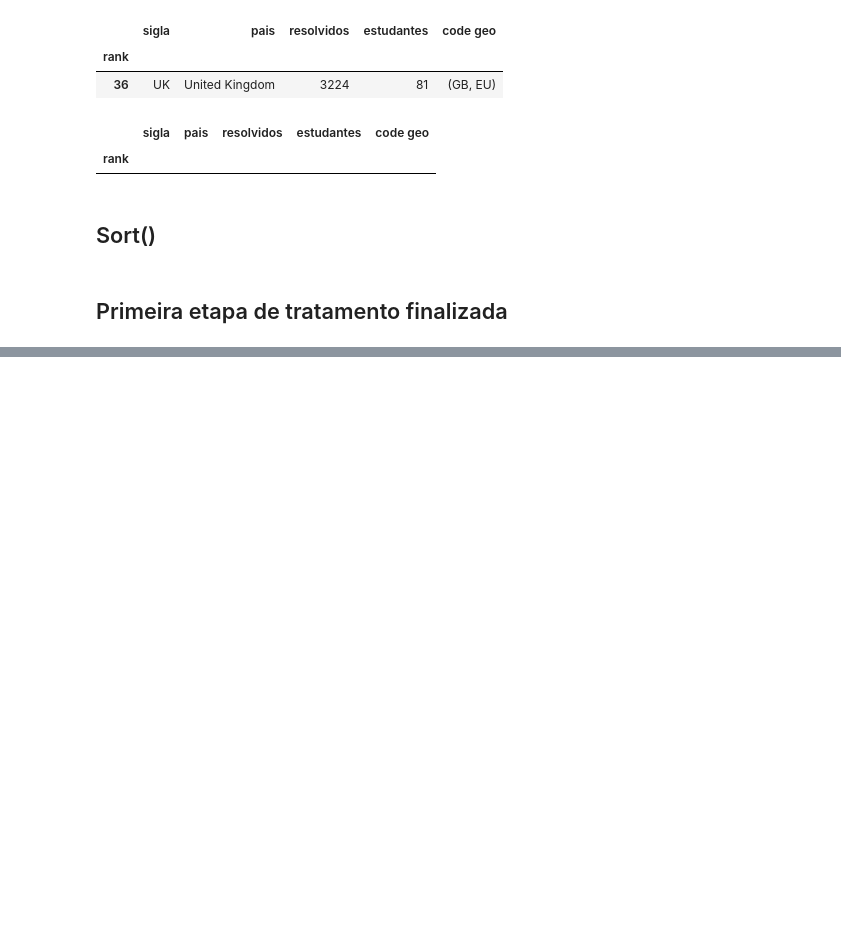
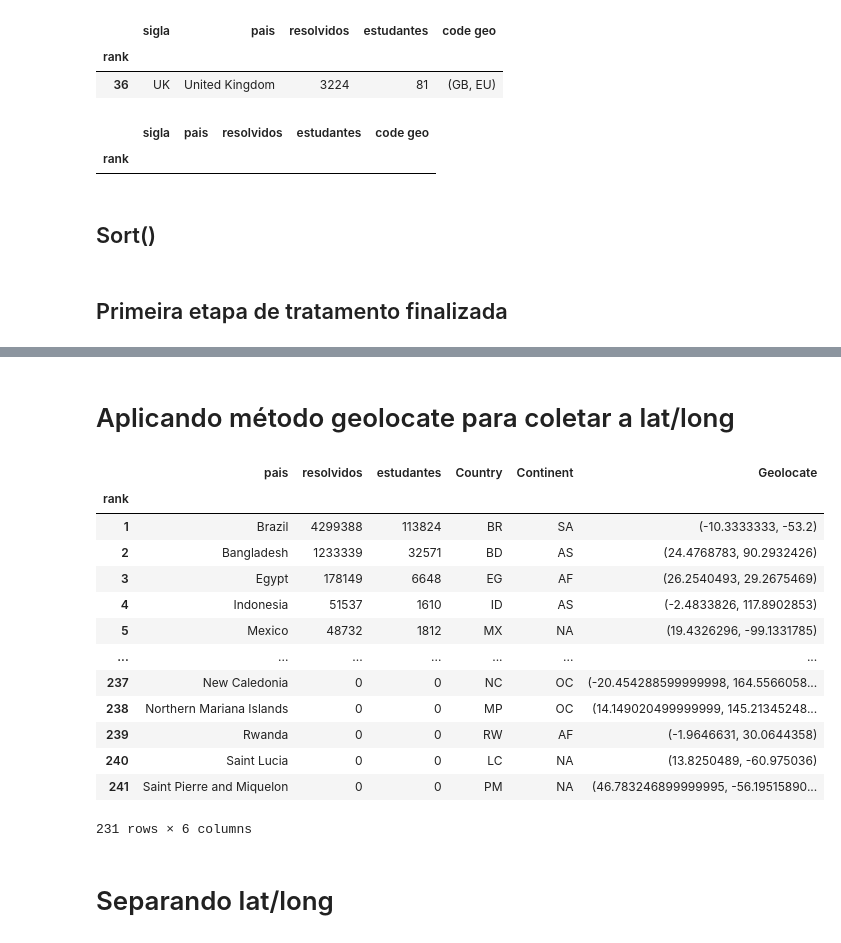
Before and after one commit to drbuche/Scrapy_uri, a Jupyter notebook: jupyter/limpar_paises.ipynb, the cells around one changed output, grey strips where cells are left out. Cells and saved outputs as stored; diff of their text form; code cells hidden in the pictures; blank space fills up the shorter version.

```diff
--- a/jupyter/limpar_paises.ipynb
+++ b/jupyter/limpar_paises.ipynb
@@ -346,0 +355,6 @@ pois as siglas coletadas no site podem conter erro.**
+# %%
+data_paises_gcode['Country'] = [x[0] for x in data_paises_gcode['code geo']]
+# %%
+data_paises_gcode['Continent'] = [x[1] for x in data_paises_gcode['code geo']]
+# %%
+data_paises_gcode.drop(['code geo', 'sigla'], axis=1, inplace=True)
@@ -346,0 +378,23 @@ pois as siglas coletadas no site podem conter erro.**
+# %% [markdown]
+# Aplicando método geolocate para coletar a lat/long
+# %%
+data_paises_gcode['Geolocate'] = [geolocate(row) for row in data_paises_gcode['pais']]
+# %%
+data_paises_gcode
+# %% [output]
+|  | pais | resolvidos | estudantes | Country | Continent | Geolocate |
+| rank |  |  |  |  |  |  |
+| 1 | Brazil | 4299388 | 113824 | BR | SA | (-10.3333333, -53.2) |
+| 2 | Bangladesh | 1233339 | 32571 | BD | AS | (24.4768783, 90.2932426) |
+| 3 | Egypt | 178149 | 6648 | EG | AF | (26.2540493, 29.2675469) |
+| 4 | Indonesia | 51537 | 1610 | ID | AS | (-2.4833826, 117.8902853) |
+| 5 | Mexico | 48732 | 1812 | MX | NA | (19.4326296, -99.1331785) |
+| ... | ... | ... | ... | ... | ... | ... |
+| 237 | New Caledonia | 0 | 0 | NC | OC | (-20.454288599999998, 164.5566058... |
+| 238 | Northern Mariana Islands | 0 | 0 | MP | OC | (14.149020499999999, 145.21345248... |
+| 239 | Rwanda | 0 | 0 | RW | AF | (-1.9646631, 30.0644358) |
+| 240 | Saint Lucia | 0 | 0 | LC | NA | (13.8250489, -60.975036) |
+| 241 | Saint Pierre and Miquelon | 0 | 0 | PM | NA | (46.783246899999995, -56.19515890... |
+231 rows × 6 columns
+# %% [markdown]
+# Separando lat/long
```
Also changed, not shown: parts of 26 cells of this notebook.
